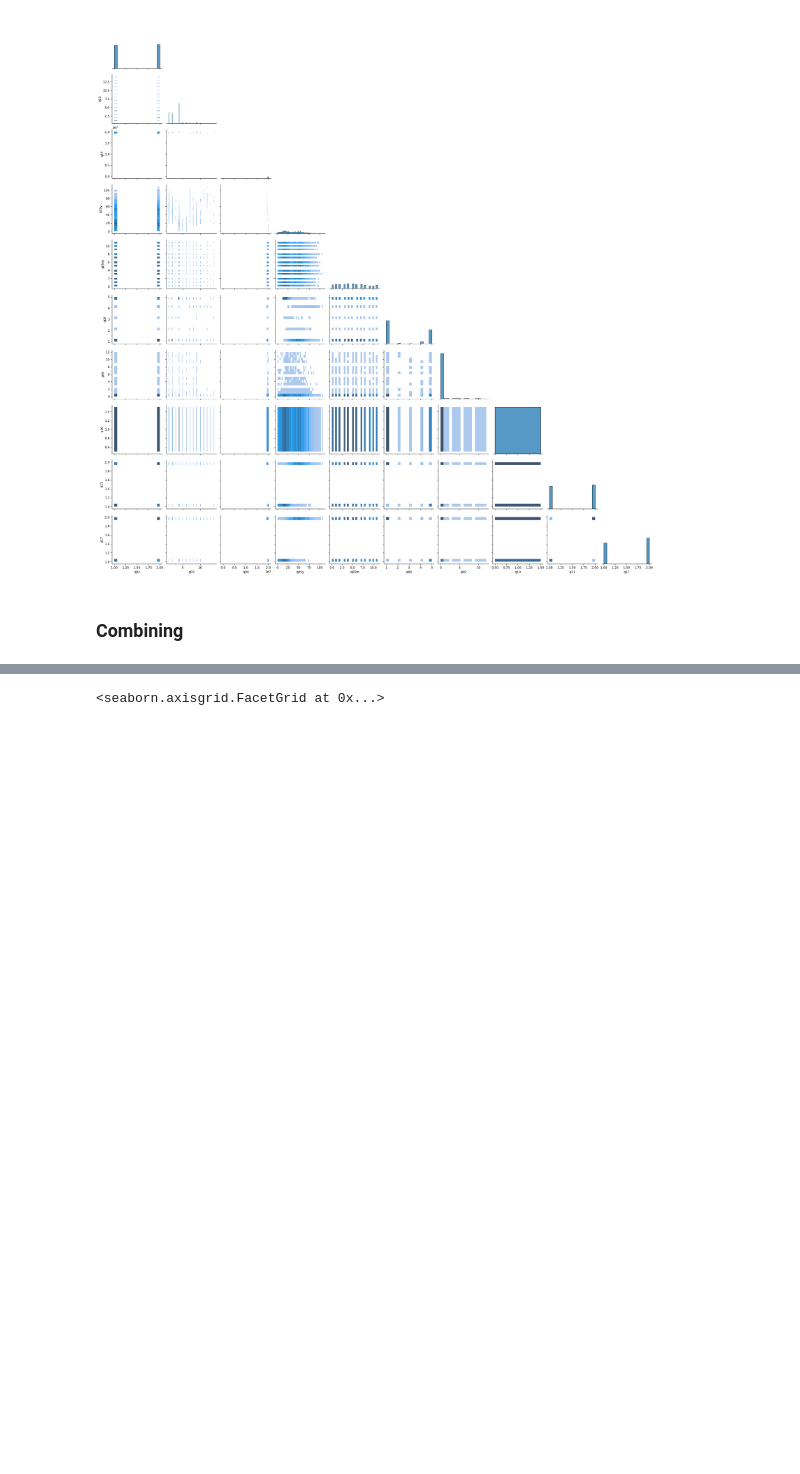
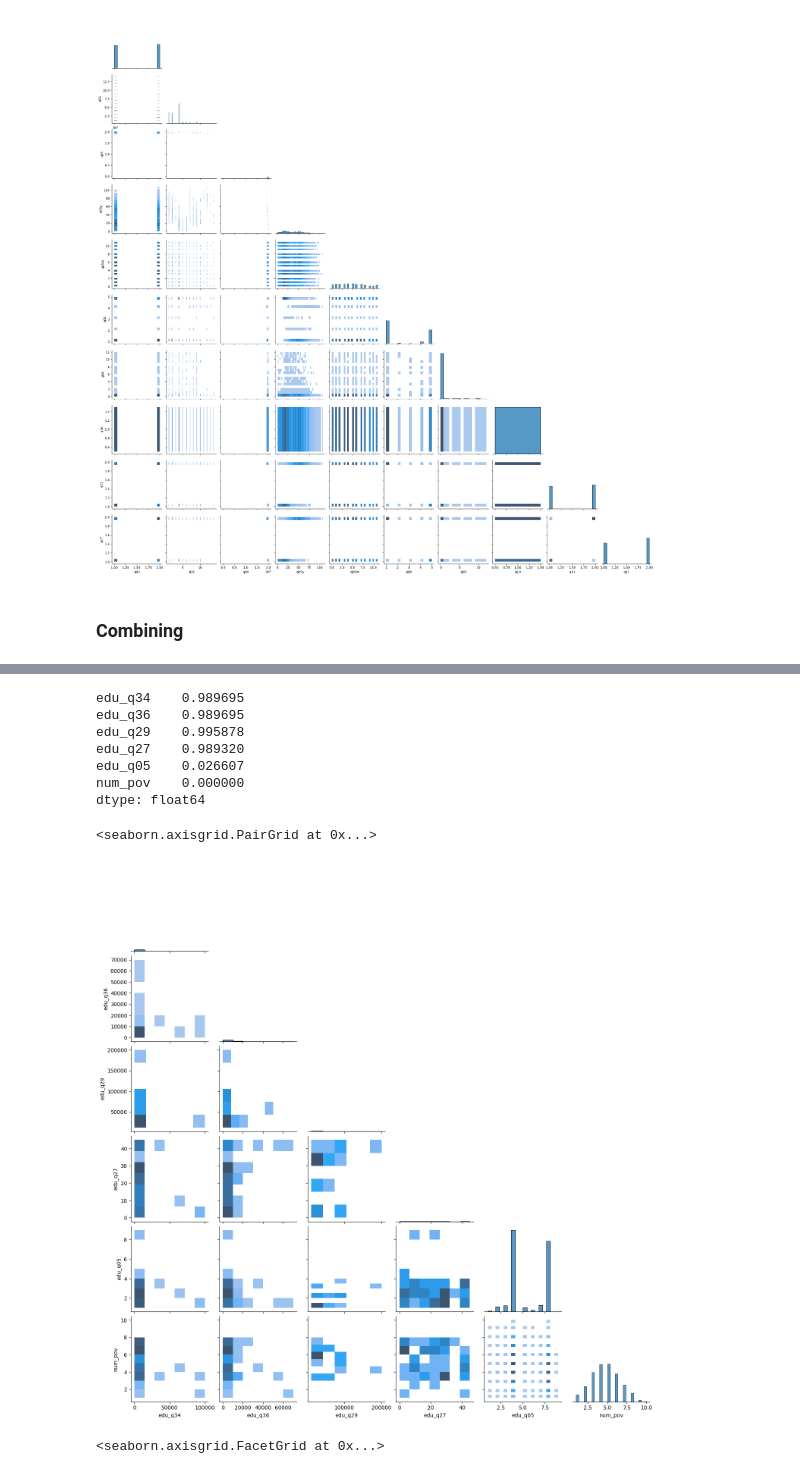
Before and after one commit to BorisLeung/STA841Kaggle, a Jupyter notebook: eda.ipynb, the cells around one changed output, grey strips where cells are left out. Drawn from its saved outputs; the diff is of its cells as text; code cells hidden in the pictures; blank space fills up the shorter version.

```diff
--- a/eda.ipynb
+++ b/eda.ipynb
@@ -205,3 +226,18 @@ sns.pairplot(doi, kind="hist", corner=True)
+# %%
+edu_qs = [34, 36, 29, 27, 5]
+corr_doi = combined_train_with_num_pov[[f"edu_q{q:02}" for q in edu_qs] + ["num_pov"]]
+print(corr_doi.isnull().sum() / corr_doi.shape[0])
+sns.pairplot(corr_doi, kind="hist", corner=True)
+# %% [output]
+edu_q34    0.989695
+edu_q36    0.989695
+edu_q29    0.995878
+edu_q27    0.989320
+edu_q05    0.026607
+num_pov    0.000000
+dtype: float64
+<seaborn.axisgrid.PairGrid at 0x...>
+[figure, added]
 # %%
 null_data = pd.DataFrame(
     np.column_stack(
```
Also changed, not shown: parts of 9 cells of this notebook.
